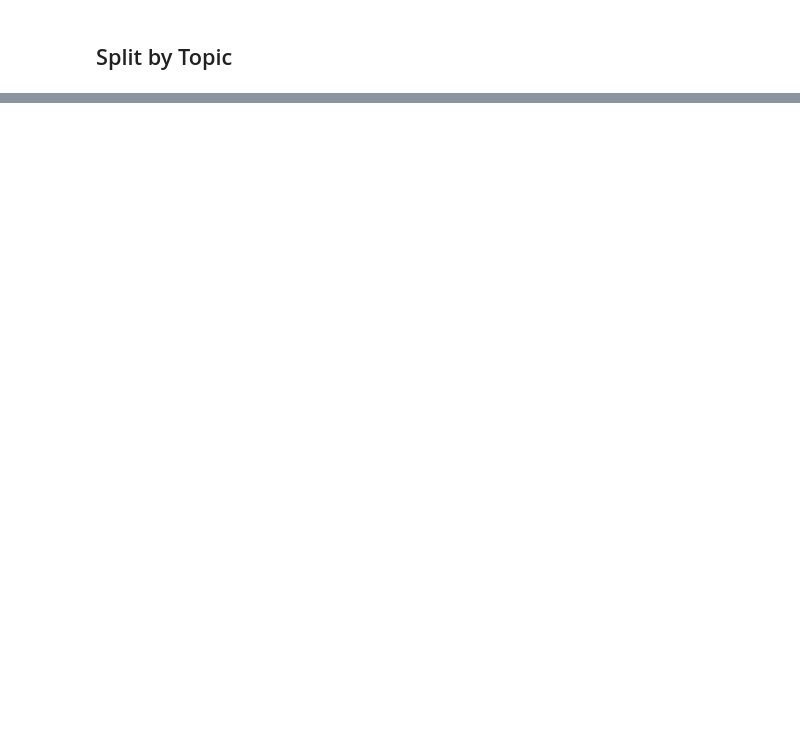
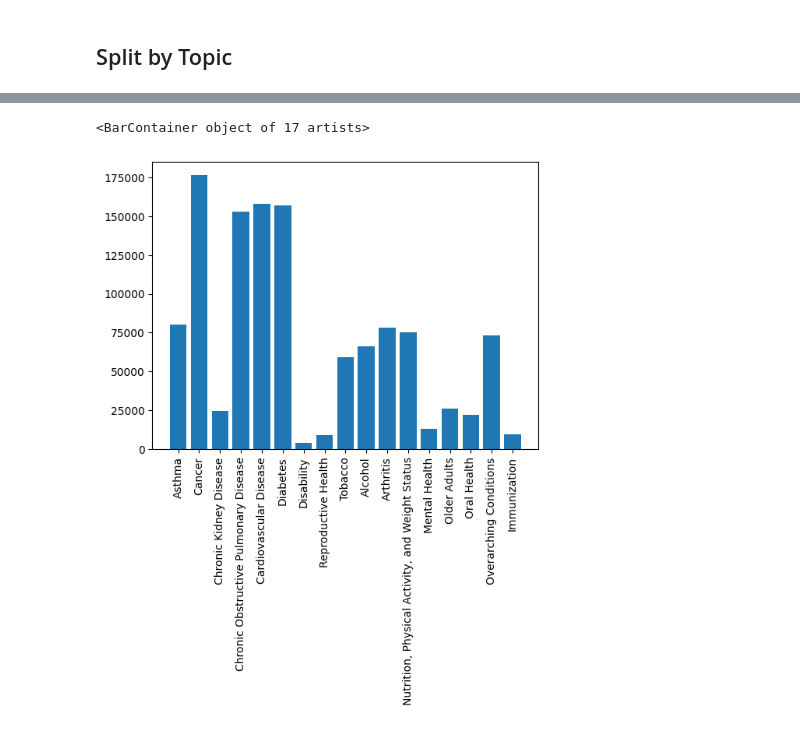
Before and after one commit to adam-stogsdill/US_CDI_DatasetAnalysis, a Jupyter notebook: analysis.ipynb, the cells around one changed output, grey strips where cells are left out. Saved outputs shown, nothing was run; the diff lists cells and outputs as text; code cells hidden in the pictures; blank space fills up the shorter version.

Commit message:
adding grouping for topics

```diff
--- a/analysis.ipynb
+++ b/analysis.ipynb
@@ -81,2 +61,5 @@ StratificationID1               object
 # %% [markdown]
 ## Split by Topic
+# %%
+# Define the documentation
+topic_dictionary = {topic : data[data['Topic'] == topic] for topic in data['Topic'].unique()}
@@ -82,0 +77,12 @@ StratificationID1               object
+# %%
+# Get the distribution of topics.
+import matplotlib.pyplot as plt
+
+names = list(topic_dictionary.keys())
+height = [len(topic_dictionary[key]) for key in names]
+
+plt.xticks(rotation=90)
+plt.bar(names, height)
+# %% [output]
+<BarContainer object of 17 artists>
+[figure, added]
```
Also changed, not shown: parts of 5 cells of this notebook.
